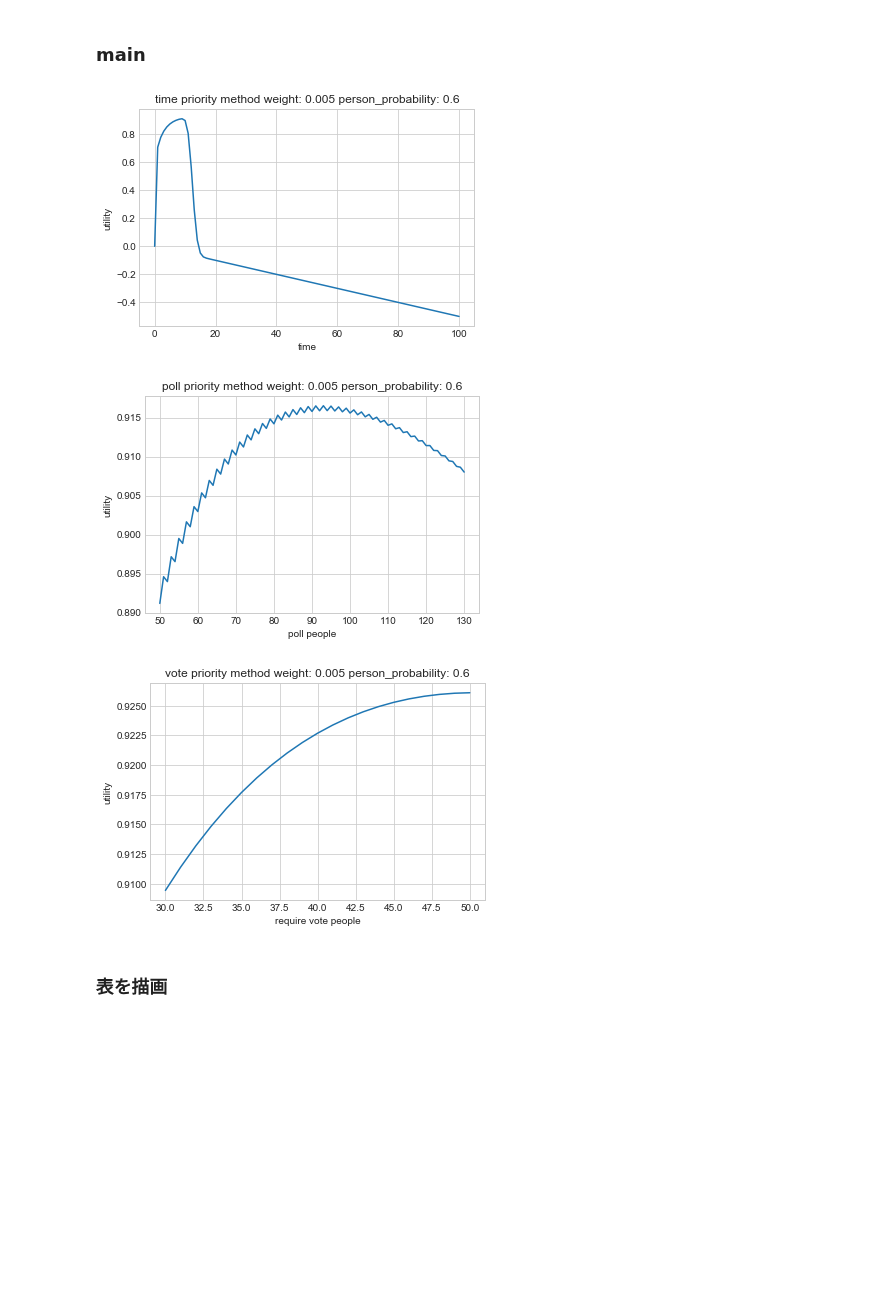
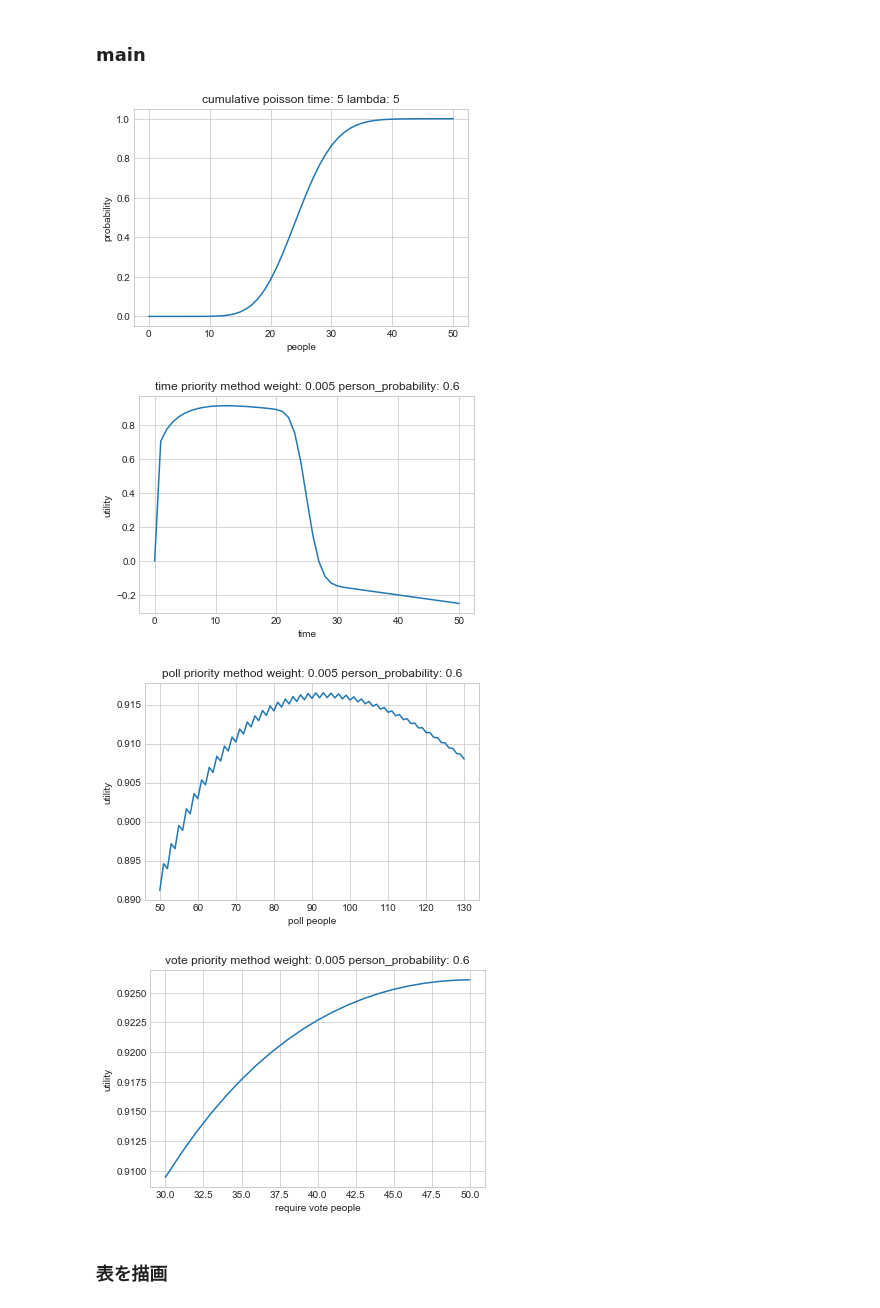
Before and after one commit to k33asby/opinion-aggregation-experiment, a Jupyter notebook: py/simulation.ipynb, the cells around one changed output. Cells and saved outputs as stored; diff of their text form; code cells hidden in the pictures; blank space fills up the shorter version.

```diff
--- a/py/simulation.ipynb
+++ b/py/simulation.ipynb
@@ -301,7 +167,7 @@ class plotGraph:
         plt.show()
 
     def plot_time_priority(self, w, p, lambda_poisson):
-        x_axis = np.linspace(0, 100, 101)
+        x_axis = np.linspace(0, 50, 51)
         y_axis = [self.model.time_priority_method(int(x), w, p, lambda_poisson) for x in x_axis]
         plt.title('time priority method weight: {0} person_probability: {1}'.format(w, p))
         plt.xlabel('time')
@@ -413,26 +279,27 @@ lambda_poisson = 3
 # %%
 w = 0.005
 p = 0.6
 lambda_poisson = 8
 
 # pg.plot_poisson(30,1)
-# pg.plot_cumulative_poisson(5,5)
+pg.plot_cumulative_poisson(5,5)
 # pg.plot_gamma(100,5)
 # pg.plot_cumulative_gamma(100, 1)
 # pg.plot_g(10, 20, 10, 2)
 
 pg.plot_time_priority(w, p, lambda_poisson)
 pg.plot_poll_priority(w, p, lambda_poisson)
 pg.plot_vote_priority(w, p, lambda_poisson)
 # pg.plot_method1(w, p, lambda_poisson)
 # pg.plot_method2(30, w, p, lambda_poisson)
 # pg.plot_method3(30, 20, w, p, lambda_poisson)
 # pg.plot_method4(15, 0.02, 0.6, 1)
 # pg.plot_method5(40, 40, 0.02, 0.6, 1)
 # %% [output]
-[figure, old version]
+[figure, new version]
-[figure, old version]
+[figure, new version]
-[figure, old version]
+[figure, new version]
+[figure, added]
 # %% [markdown]
 ### 表を描画
 # %%
```
Also changed, not shown: parts of 4 cells of this notebook, 1 other file.
